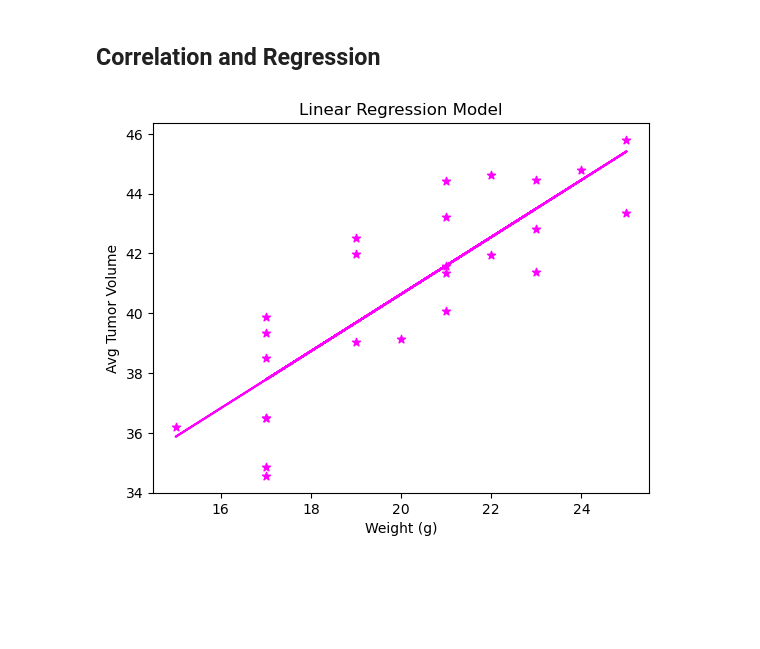
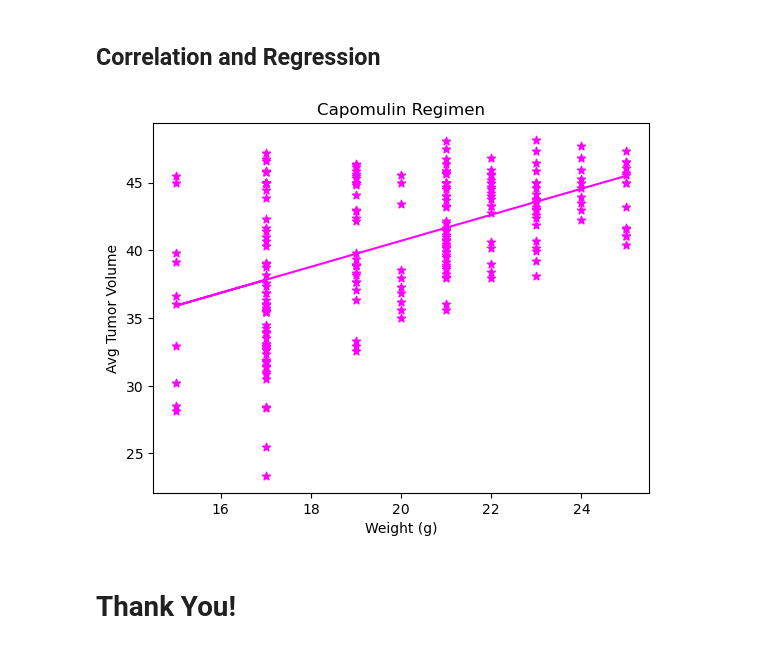
Before and after one commit to cecestreet/Pymaceuticals, a Jupyter notebook: pymaceuticals_script.ipynb, the cells around one changed output. Saved outputs shown, nothing was run; the diff lists cells and outputs as text; code cells hidden in the pictures; blank space fills up the shorter version.

```diff
--- a/pymaceuticals_script.ipynb
+++ b/pymaceuticals_script.ipynb
@@ -249,22 +246,26 @@ plt.show()
 # %%
 from scipy.stats import linregress
 
 # Calculate the correlation coefficient and a linear regression model
 # for mouse weight and average observed tumor volume for the entire Capomulin regimen
-x_values = capomulin_df.groupby('Mouse ID')['Tumor Volume (mm3)'].mean()
-y_values = capomulin_df.groupby('Mouse ID')['Weight (g)'].mean()
+#capomulin_df = df[df['Drug Regimen'] == 'Capomulin']
+#linregress expects arrays not df
+x_values = capomulin_df['Tumor Volume (mm3)']
+y_values = capomulin_df['Weight (g)']
 
 slope, intercept, r_value, p_value, std_err = linregress(y_values, x_values)
 
 regression_line = slope * y_values + intercept
 
 plt.scatter(y_values, x_values, color='fuchsia', marker='*')
 
 plt.plot(y_values, regression_line, color='fuchsia')
 
-plt.title('Linear Regression Model')
+plt.title('Capomulin Regimen')
 plt.xlabel('Weight (g)')
 plt.ylabel('Avg Tumor Volume')
 plt.show()
 # %% [output]
-[figure, old version]
+[figure, new version]
+# %% [markdown]
+# Thank You!
```
Also changed, not shown: parts of 12 cells of this notebook.
